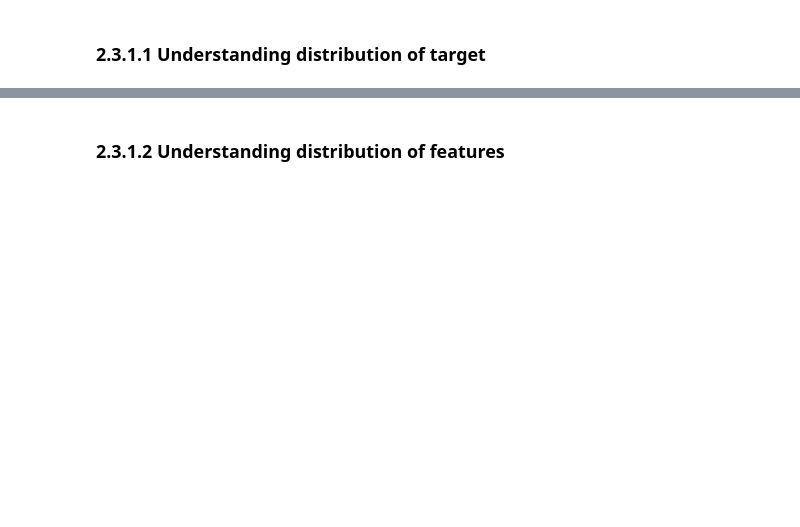
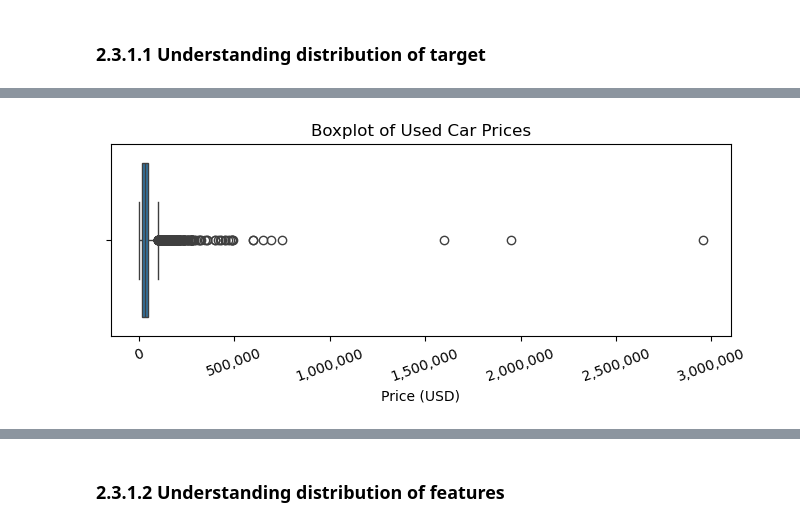
Before and after one commit to FongYongSheng/MLDP-Project, a Jupyter notebook: MLDP Program Codes Submission Template Real.ipynb, the cells around one changed output, grey strips where cells are left out. Cells and saved outputs as stored; diff of their text form; code cells hidden in the pictures; blank space fills up the shorter version.

```diff
--- a/MLDP Program Codes Submission Template Real.ipynb
+++ b/MLDP Program Codes Submission Template Real.ipynb
@@ -160,0 +230,23 @@ plt.show()
+# %%
+## Visualise price using a boxplot
+
+from matplotlib.ticker import FuncFormatter
+
+# Plot boxplot of price
+plt.figure(figsize=(8,2.5))
+
+sns.boxplot(x=df["price"])
+
+# Format x-axis with commas
+plt.gca().xaxis.set_major_formatter(
+    FuncFormatter(lambda x, pos: f'{int(x):,}')
+)
+
+plt.title("Boxplot of Used Car Prices")
+plt.xlabel("Price (USD)")
+
+plt.xticks(rotation=20)
+
+plt.show()
+# %% [output]
+[figure, added]
```
Also changed, not shown: parts of 51 cells of this notebook.
